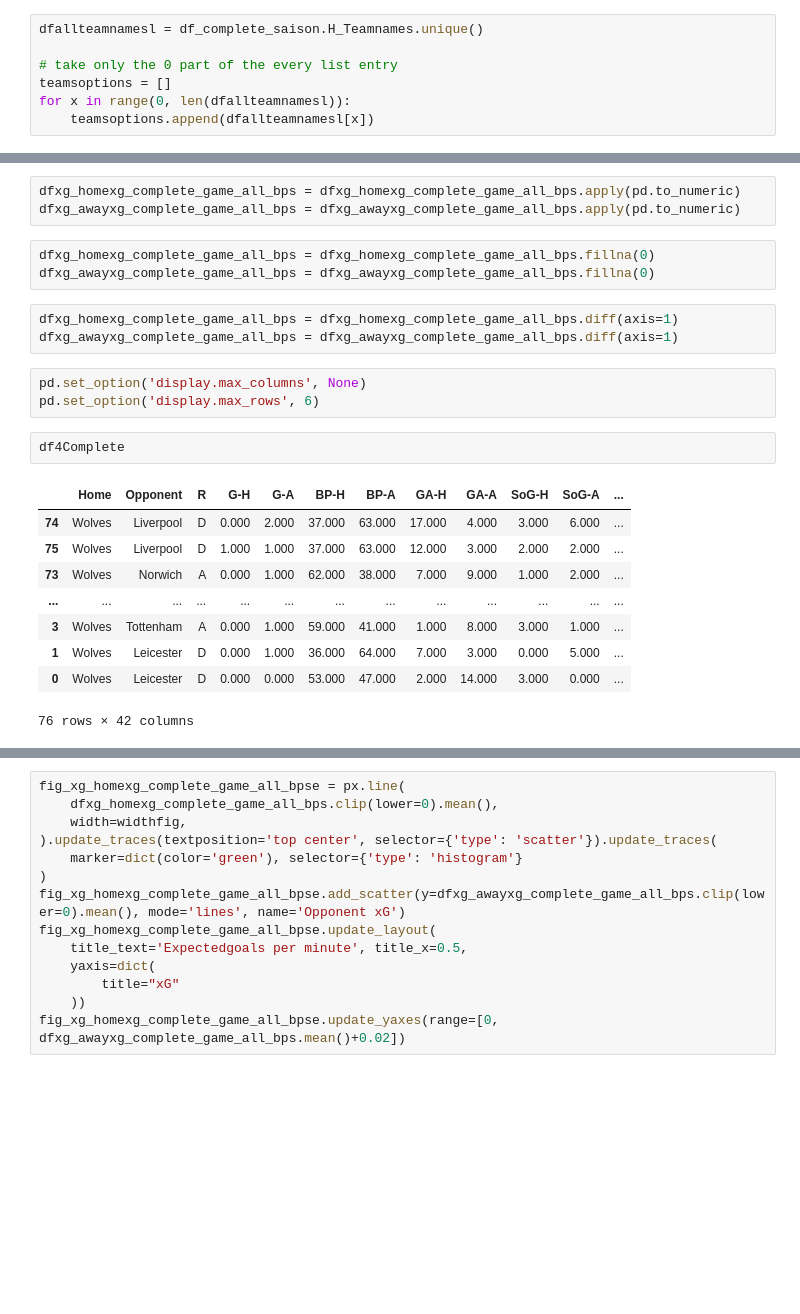
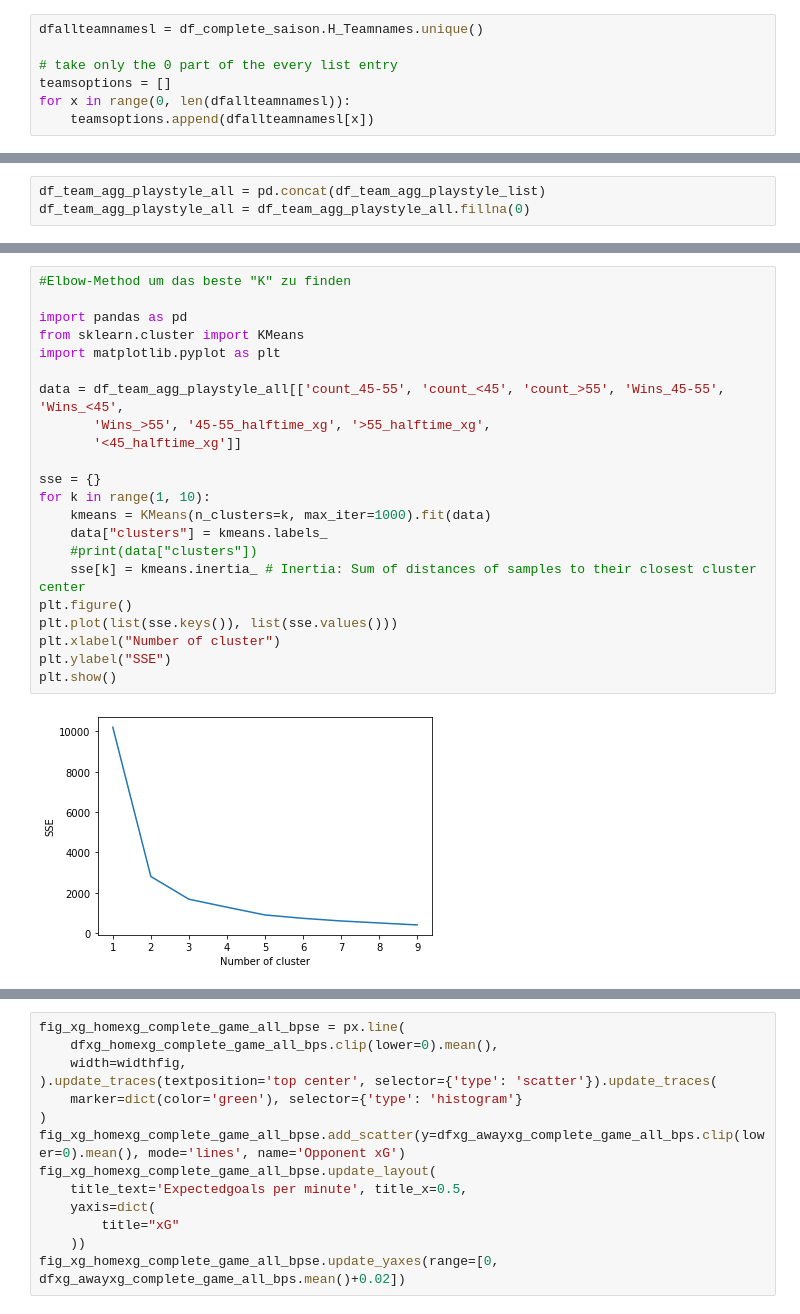
Before and after one commit to mgebele/football_stats, a Jupyter notebook: football_live.ipynb, the cells around one changed output, grey strips where cells are left out. Cells and saved outputs as stored; diff of their text form; blank space fills up the shorter version.

Commit message:
calced all ht of teams into one row to find similar teams with similar playstyles

```diff
--- a/football_live.ipynb
+++ b/football_live.ipynb
@@ -425 +685,4 @@ df["start_min_game"] = -1
+# %%
+df_team_agg_playstyle_all = pd.concat(df_team_agg_playstyle_list)
+df_team_agg_playstyle_all = df_team_agg_playstyle_all.fillna(0)
 # %%
@@ -635,24 +695,24 @@ dfxg_awayxg_complete_game_all_bps = pd.DataFrame(df4Complete.awayxg_complete_gam
-# %%
-dfxg_homexg_complete_game_all_bps = dfxg_homexg_complete_game_all_bps.apply(pd.to_numeric)
-dfxg_awayxg_complete_game_all_bps = dfxg_awayxg_complete_game_all_bps.apply(pd.to_numeric)
-# %%
-dfxg_homexg_complete_game_all_bps = dfxg_homexg_complete_game_all_bps.fillna(0)
-dfxg_awayxg_complete_game_all_bps = dfxg_awayxg_complete_game_all_bps.fillna(0)
-# %%
-dfxg_homexg_complete_game_all_bps = dfxg_homexg_complete_game_all_bps.diff(axis=1)
-dfxg_awayxg_complete_game_all_bps = dfxg_awayxg_complete_game_all_bps.diff(axis=1)
-# %%
-pd.set_option('display.max_columns', None)
-pd.set_option('display.max_rows', 6)
-# %%
-df4Complete
-# %% [output]
-|  | Home | Opponent | R | G-H | G-A | BP-H | BP-A | GA-H | GA-A | SoG-H | SoG-A | ... |
-| 74 | Wolves | Liverpool | D | 0.000 | 2.000 | 37.000 | 63.000 | 17.000 | 4.000 | 3.000 | 6.000 | ... |
-| 75 | Wolves | Liverpool | D | 1.000 | 1.000 | 37.000 | 63.000 | 12.000 | 3.000 | 2.000 | 2.000 | ... |
-| 73 | Wolves | Norwich | A | 0.000 | 1.000 | 62.000 | 38.000 | 7.000 | 9.000 | 1.000 | 2.000 | ... |
-| ... | ... | ... | ... | ... | ... | ... | ... | ... | ... | ... | ... | ... |
-| 3 | Wolves | Tottenham | A | 0.000 | 1.000 | 59.000 | 41.000 | 1.000 | 8.000 | 3.000 | 1.000 | ... |
-| 1 | Wolves | Leicester | D | 0.000 | 1.000 | 36.000 | 64.000 | 7.000 | 3.000 | 0.000 | 5.000 | ... |
-| 0 | Wolves | Leicester | D | 0.000 | 0.000 | 53.000 | 47.000 | 2.000 | 14.000 | 3.000 | 0.000 | ... |
-76 rows × 42 columns
+# %%
+#Elbow-Method um das beste "K" zu finden
+
+import pandas as pd
+from sklearn.cluster import KMeans
+import matplotlib.pyplot as plt
+
+data = df_team_agg_playstyle_all[['count_45-55', 'count_<45', 'count_>55', 'Wins_45-55', 'Wins_<45',
+       'Wins_>55', '45-55_halftime_xg', '>55_halftime_xg',
+       '<45_halftime_xg']]
+
+sse = {}
+for k in range(1, 10):
+    kmeans = KMeans(n_clusters=k, max_iter=1000).fit(data)
+    data["clusters"] = kmeans.labels_
+    #print(data["clusters"])
+    sse[k] = kmeans.inertia_ # Inertia: Sum of distances of samples to their closest cluster center
+plt.figure()
+plt.plot(list(sse.keys()), list(sse.values()))
+plt.xlabel("Number of cluster")
+plt.ylabel("SSE")
+plt.show()
+# %% [output]
+[figure, added]
```
Also changed, not shown: parts of 35 cells of this notebook.
